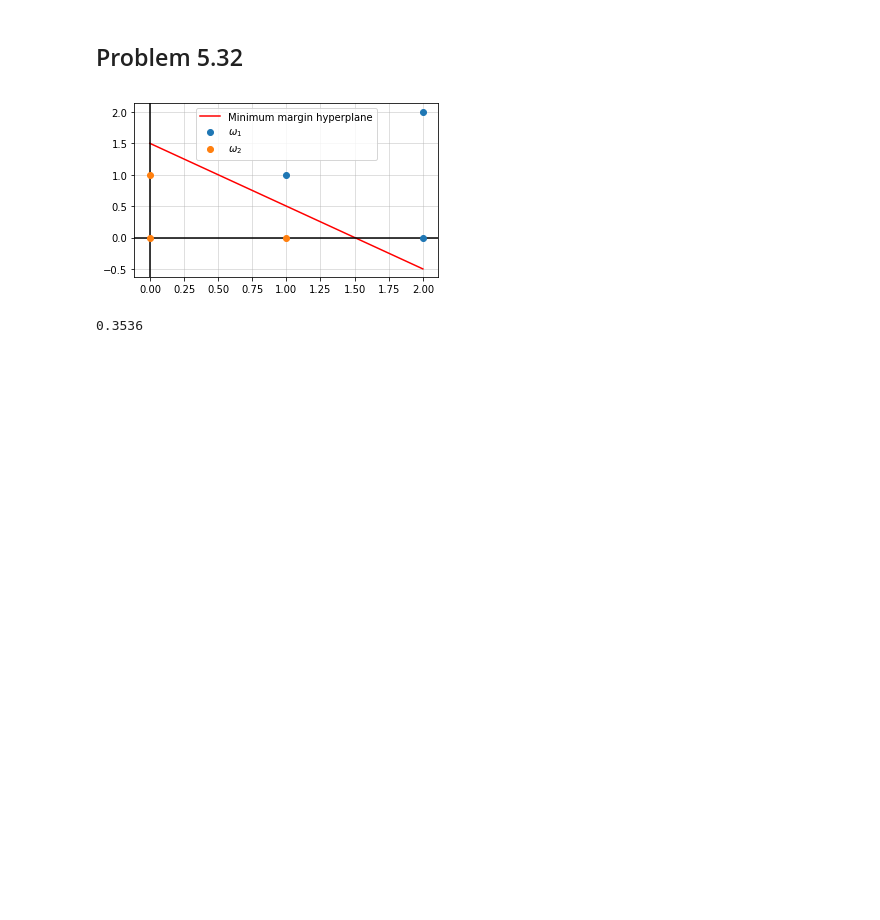
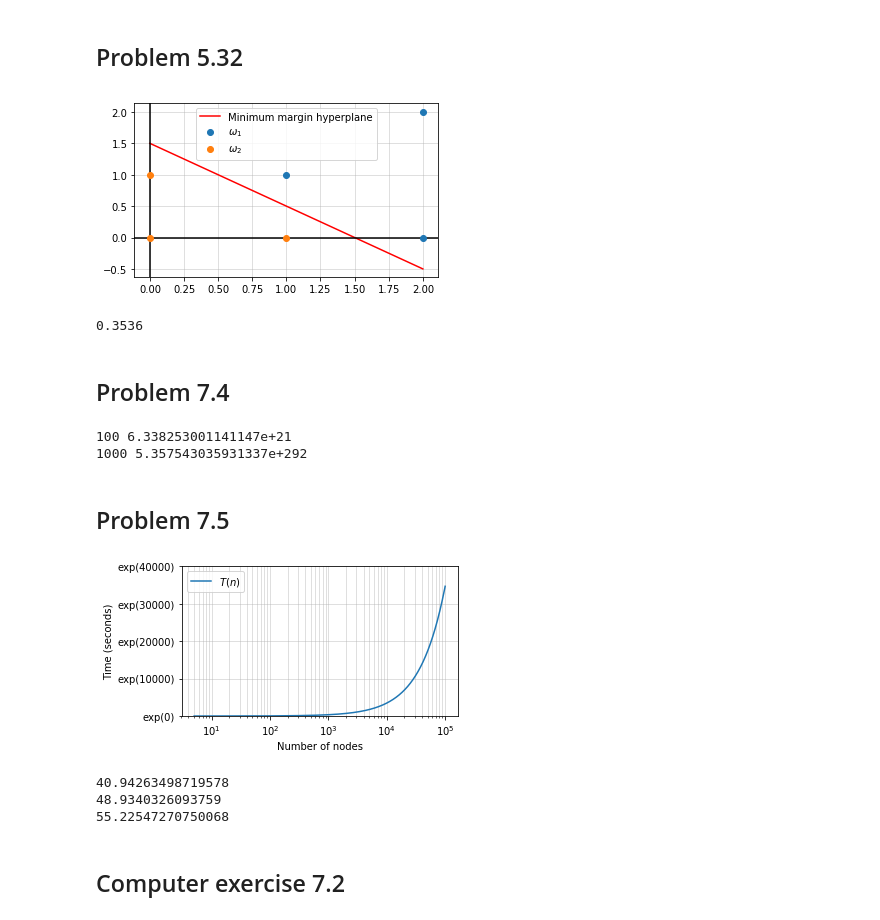
Before and after one commit to tommyod/lml, a Jupyter notebook: latex/figs/create_figures.ipynb, the cells around one changed output. Saved outputs shown, nothing was run; the diff lists cells and outputs as text; code cells hidden in the pictures; blank space fills up the shorter version.

Commit message:
started working on problems ch 7

```diff
--- a/latex/figs/create_figures.ipynb
+++ b/latex/figs/create_figures.ipynb
@@ -415,3 +415,56 @@ plt.savefig('duda_ch5_prob32.pdf')
 round(np.sqrt(2)/4, 4)
 # %% [output]
 0.3536
+# %% [markdown]
+## Problem 7.4
+# %%
+T = lambda N: 2**(N-1) * 10**(-8)
+
+for N in [100, 1000]:
+    print(N, T(N))
+# %% [output]
+100 6.338253001141147e+21
+1000 5.357543035931337e+292
+# %% [markdown]
+## Problem 7.5
+# %%
+T = lambda N: 2**(N - 2) * N * (N - 1) * 10**(-10)
+logT = lambda N: (N - 2) * np.log(2) + np.log(N) + np.log(N - 1) + -10 * np.log(10)
+
+
+N = np.arange(5, 10**5)
+times = logT(N)
+
+plt.figure(figsize=FIGSIZE)
+
+plt.semilogx(N, times, label='$T(n)$')
+
+
+plt.ylabel('Time (seconds)')
+plt.xlabel('Number of nodes')
+plt.grid(True, which="both",alpha=0.5, zorder=-15)
+plt.legend()
+plt.tight_layout(pad=1.4)
+
+locs, labels = plt.yticks()
+plt.yticks(locs, ['exp({})'.format(l.get_text()) for l in labels])
+plt.ylim([0, plt.ylim()[1]])
+
+plt.savefig('duda_ch7_prob5.pdf')
+# %% [output]
+[figure, added]
+# %%
+# Problem 7.5 c)
+
+from scipy.optimize import brenth
+
+for time in [3600 * 24, 3600 * 24 * 365, 3600 * 24 * 365 * 100]:
+
+    function = lambda x: logT(x) - np.log(time)
+    print(scipy.optimize.brenth(function, 2, 100))
+# %% [output]
+40.94263498719578
+48.9340326093759
+55.22547270750068
+# %% [markdown]
+## Computer exercise 7.2
```
Also changed, not shown: parts of 2 cells of this notebook, 10 other files.
